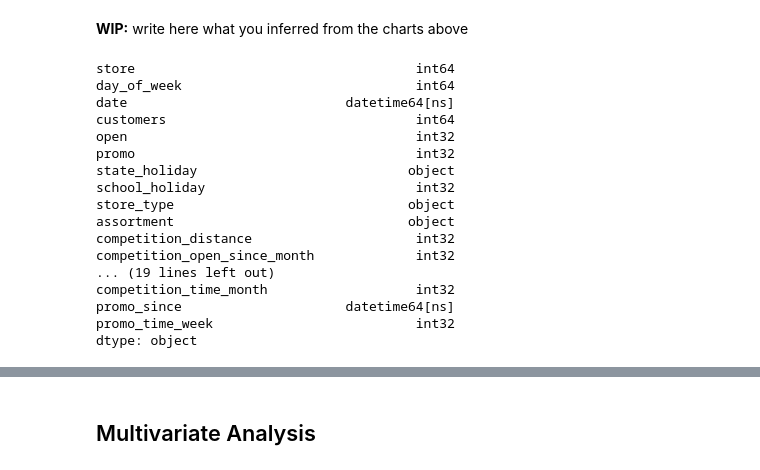
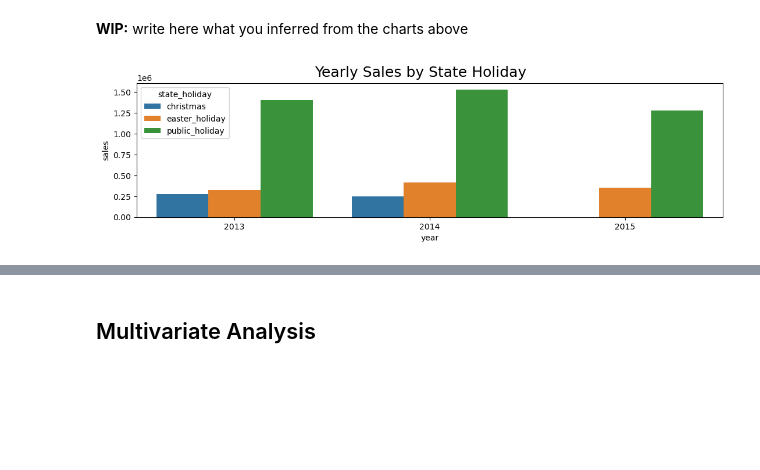
Before and after one commit to duancleypaul/repos, a Jupyter notebook: Rossmann Store Sales/rossmann-store-sales.ipynb, the cells around one changed output, grey strips where cells are left out. Drawn from its saved outputs; the diff is of its cells as text; code cells hidden in the pictures; blank space fills up the shorter version.

Commit message:
feat: [EDA] add bivariate (11 of 11) and multivariate charts

```diff
--- a/Rossmann Store Sales/rossmann-store-sales.ipynb
+++ b/Rossmann Store Sales/rossmann-store-sales.ipynb
@@ -610,48 +612,12 @@ plt.tight_layout()
 [figure]
 # %% [markdown]
 **WIP:** write here what you inferred from the charts above
-# %%
-store                                    int64
-[x] day_of_week                              int64
-date                            datetime64[ns]
-[x] customers                                int64
-[no] open                                     int32
-[x] promo                                    int32
-[x] state_holiday                           object
-[x] school_holiday                           int32
-[x] store_type                              object
-[x] assortment                              object
-[x] competition_distance                     int32
-[x] competition_open_since_month             int32
-[x] competition_open_since_year              int32
-[x] promo2                                   int32
-[x] promo2_since_week                        int32
-[x] promo2_since_year                        int32
-[x] promo_interval                          object
-[x] sales                                    int64
-[x] month_map                               object
-[x] is_promo                                  bool
-[no] year                                     int32
-year_week                               object
-competition_since               datetime64[ns]
-[x] competition_time_month                   int32
-promo_since                     datetime64[ns]
-promo_time_week                          int32
-# %% [output]
-store                                    int64
-day_of_week                              int64
-date                            datetime64[ns]
-customers                                int64
-open                                     int32
-promo                                    int32
-state_holiday                           object
-school_holiday                           int32
-store_type                              object
-assortment                              object
-competition_distance                     int32
-competition_open_since_month             int32
-... (19 lines left out)
-competition_time_month                   int32
-promo_since                     datetime64[ns]
-promo_time_week                          int32
-dtype: object
+# %%
+aux = df_train_with_sales[df_train_with_sales['state_holiday'] != 'regular_day']
+aux = aux[['year', 'state_holiday', 'sales']].groupby(['year', 'state_holiday']).sum().reset_index()
+
+plt.figure(figsize=(13,3))
+ax = sns.barplot(x='year', y='sales', hue='state_holiday', data=aux);
+plt.suptitle("Yearly Sales by State Holiday", fontsize=18);
+# %% [output]
+[figure, added]
```
Also changed, not shown: parts of 19 cells of this notebook.
